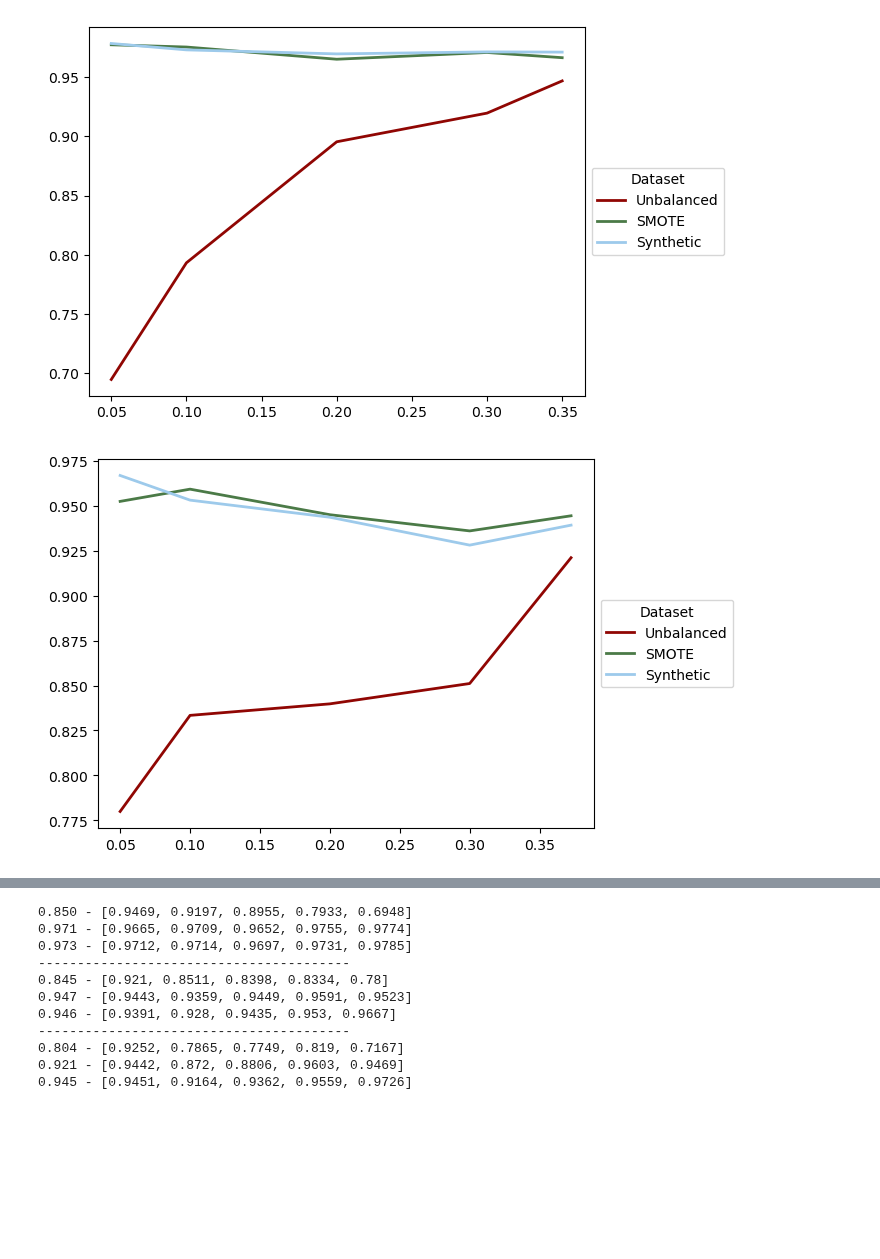
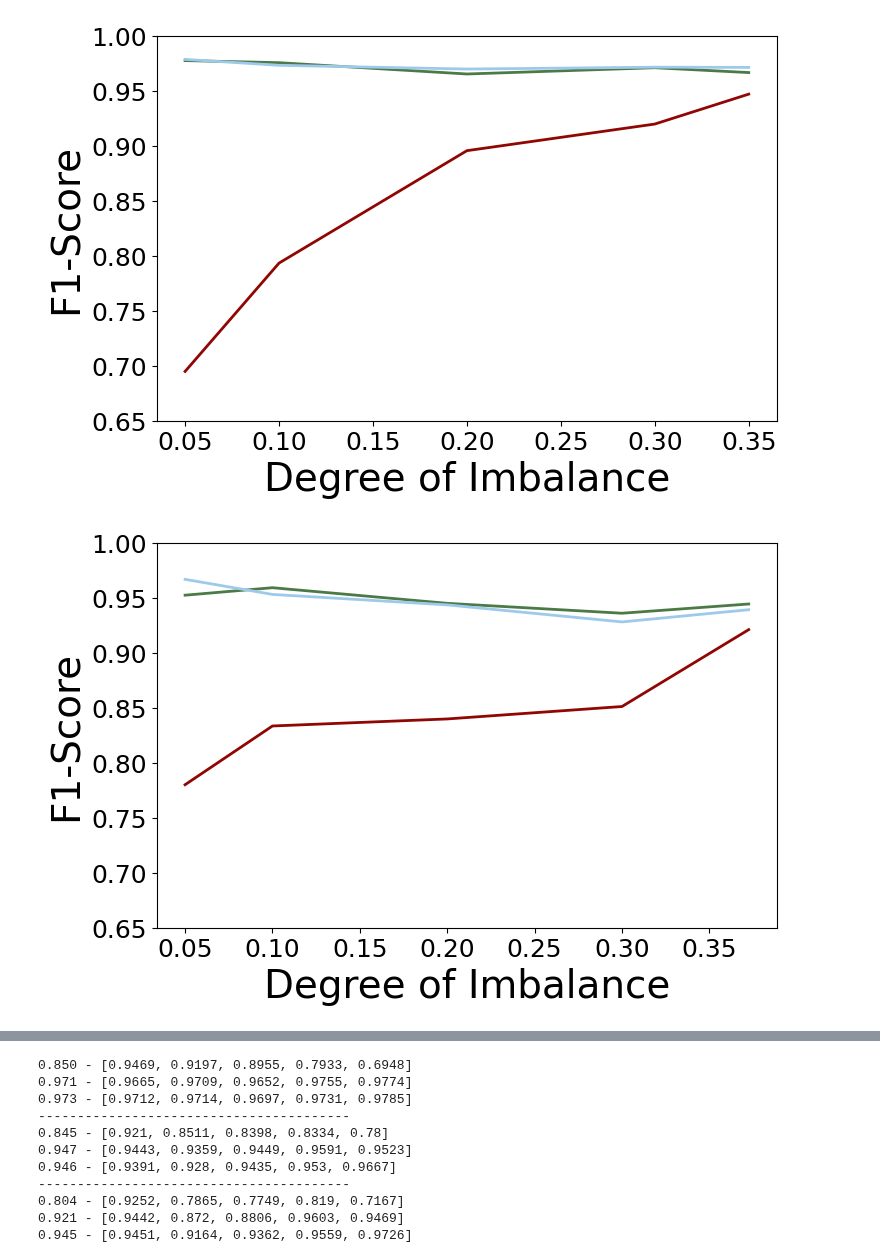
Before and after one commit to sprice134/MQP-2023, a Jupyter notebook: Code/Wole-Paper1/finalVersions/augmentationImbalnceTrends.ipynb, the cells around one changed output, grey strips where cells are left out. Cells and saved outputs as stored; diff of their text form; code cells hidden in the pictures; blank space fills up the shorter version.

Commit message:
Updated Figures, Completed Cervical Resutls

```diff
--- a/Code/Wole-Paper1/finalVersions/augmentationImbalnceTrends.ipynb
+++ b/Code/Wole-Paper1/finalVersions/augmentationImbalnceTrends.ipynb
@@ -34,37 +34,43 @@ WBC
 RAW DATA
 [0.9456638262506314, 0.9537830712303423, 0.9519177506340186, 0.9313956713120032, 0.9519177506340186] -> 0.9469
 [0.9106121575865735, 0.925621054552089, 0.9235881155881156, 0.9086864235769785, 0.9301701261701263] -> 0.9197
 [0.8770965952430483, 0.9058167812579578, 0.9070680712476378, 0.8749210369953403, 0.912400028591979] -> 0.8955
 [0.7909973359973359, 0.8516233766233766, 0.7872222222222222, 0.741919191919192, 0.7947979797979798] -> 0.7933
 [0.7006349206349206, 0.6666666666666667, 0.75, 0.6333333333333333, 0.7233333333333334] -> 0.6948
 SMOTE DATA
 [0.9644141871301887, 0.9660464651519189, 0.9708025595169572, 0.9604697142214047, 0.9707497053943357] -> 0.9665
 [0.9611902866714788, 0.9718002553647652, 0.9765718464350609, 0.9698234273625375, 0.975352163442051] -> 0.9709
 [0.9494955105164327, 0.9684521860248323, 0.9722259052351871, 0.9672028290277032, 0.9684521860248323] -> 0.9652
 [0.9658738540149248, 0.9786683142366446, 0.9755480694850336, 0.9787420964356093, 0.9786683142366446] -> 0.9755
 [0.9680770803315992, 0.9821925681694393, 0.9790150880214121, 0.9764449121060143, 0.9810692661840685] -> 0.9774
 Synthetic DATA
 [0.9702172486517755, 0.978508764324731, 0.976391764893212, 0.9532127158959771, 0.9774906659921131] -> 0.9712
 [0.9725292640279999, 0.9752294150384948, 0.977638064143686, 0.956567527331275, 0.9752294150384948] -> 0.9714
 [0.9726311781366965, 0.9764289485686654, 0.978889966341938, 0.9442572500132614, 0.9764536429753822] -> 0.9697
 [0.9749558584931475, 0.9809846275785127, 0.9821823620446128, 0.94507749808678, 0.9821823620446128] -> 0.9731
 [0.9772022263574929, 0.9800216383556176, 0.982294384766295, 0.9706369562549337, 0.982294384766295] -> 0.9785
 '''
 raw_wbc = [.9469, 0.9197, 0.8955, 0.7933, 0.6948]
 smote_wbc = [.9665, 0.9709, 0.9652, 0.9755, 0.9774]
 syn_wbc = [.9712, 0.9714, 0.9697, 0.9731, 0.9785]
 
 wbc_x_vals = [0.35, 0.3, 0.2, 0.1, 0.05]
 
 plt.plot(wbc_x_vals, raw_wbc,  label='Unbalanced', color='#900603', linewidth=2)
 plt.plot(wbc_x_vals, smote_wbc, label='SMOTE', color='#4B7A47', linewidth=2)
 plt.plot(wbc_x_vals, syn_wbc, label='Synthetic', color='#9DCAEB', linewidth=2)
-plt.legend(title='Dataset',loc='center left', bbox_to_anchor=(1, 0.5))
-
-
+#plt.legend(title='Dataset',loc='center left', bbox_to_anchor=(1, 0.5))
+plt.xlabel("Degree of Imbalance")
+plt.ylabel("F1-Score")
+plt.ylim(0.65,1)
+plt.rcParams["figure.figsize"] = (8, 5)
+plt.rcParams.update({'font.size': 28})
+plt.rc('xtick', labelsize=18)
+plt.rc('ytick', labelsize=18)
+#plt.legend(title='Dataset',loc='center left', bbox_to_anchor=(1, 0.5))
 plt.show()
 # %% [output]
-[figure, old version]
+[figure, new version]
 # %%
 '''
 WDBC
@@ -98,12 +104,22 @@ wdbc_x_vals = [0.3725, 0.3, 0.2, 0.1, 0.05]
 plt.plot(wdbc_x_vals, raw_wdbc,  label='Unbalanced', color='#900603', linewidth=2)
 plt.plot(wdbc_x_vals, smote_wdbc, label='SMOTE', color='#4B7A47', linewidth=2)
 plt.plot(wdbc_x_vals, syn_wdbc, label='Synthetic', color='#9DCAEB', linewidth=2)
-plt.legend(title='Dataset',loc='center left', bbox_to_anchor=(1, 0.5))
+#plt.legend(title='Dataset',loc='center left', bbox_to_anchor=(1, 0.5))
+plt.xlabel("Degree of Imbalance")
+plt.ylabel("F1-Score")
+plt.ylim(0.65,1)
+plt.rcParams["figure.figsize"] = (8, 5)
+plt.rcParams.update({'font.size': 28})
+plt.rc('xtick', labelsize=18)
+plt.rc('ytick', labelsize=18)
+#plt.legend(title='Dataset',loc='center left', bbox_to_anchor=(1, 0.5))
+plt.show()
+
 
 
 plt.show()
 # %% [output]
-[figure, old version]
+[figure, new version]
 # %%
 '''
 WDBC_Stripped
```
Also changed, not shown: parts of 7 cells of this notebook, 18 other files.
